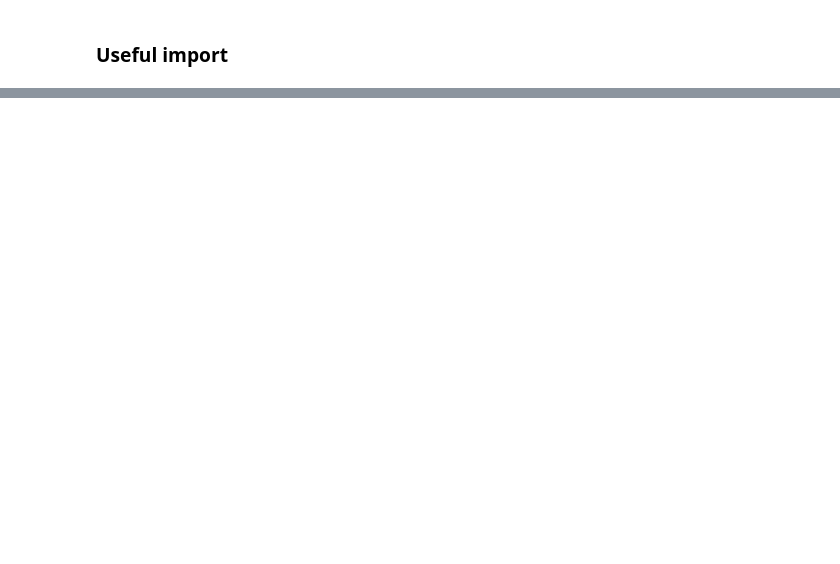
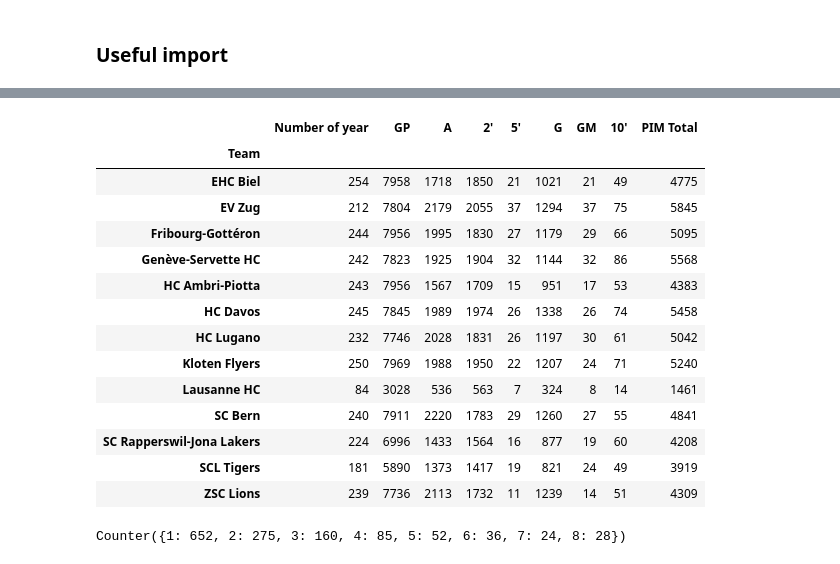
Before and after one commit to Gronlaen/swiss-ice-hockey-playoffs-prediction, a Jupyter notebook: Regular_Season_Analysis.ipynb, the cells around one changed output, grey strips where cells are left out. Drawn from its saved outputs; the diff is of its cells as text; code cells hidden in the pictures; blank space fills up the shorter version.

```diff
--- a/Regular_Season_Analysis.ipynb
+++ b/Regular_Season_Analysis.ipynb
@@ -134,0 +150,31 @@ Index(['G', 'SOG', 'S%', 'SOG/GP', 'G', 'A', 'PTS', 'P/GP', 'PIM Total', '+/-',
+# %%
+df_grouped_team = df.groupby(level=[2]).agg({"GP" : 'sum',
+                                            "G": "sum",
+                                            "A" : 'sum',
+                                            "Number of year" : 'sum',
+                                            "2\' " : 'sum',
+                                            "5\'" : 'sum',
+                                            "10\'" : 'sum',
+                                            "GM" : 'sum',
+                                            "PIM Total" : 'sum'})
+df_grouped_team
+# %% [output]
+|  | Number of year | GP | A | 2' | 5' | G | GM | 10' | PIM Total |
+| Team |  |  |  |  |  |  |  |  |  |
+| EHC Biel | 254 | 7958 | 1718 | 1850 | 21 | 1021 | 21 | 49 | 4775 |
+| EV Zug | 212 | 7804 | 2179 | 2055 | 37 | 1294 | 37 | 75 | 5845 |
+| Fribourg-Gottéron | 244 | 7956 | 1995 | 1830 | 27 | 1179 | 29 | 66 | 5095 |
+| Genève-Servette HC | 242 | 7823 | 1925 | 1904 | 32 | 1144 | 32 | 86 | 5568 |
+| HC Ambri-Piotta | 243 | 7956 | 1567 | 1709 | 15 | 951 | 17 | 53 | 4383 |
+| HC Davos | 245 | 7845 | 1989 | 1974 | 26 | 1338 | 26 | 74 | 5458 |
+| HC Lugano | 232 | 7746 | 2028 | 1831 | 26 | 1197 | 30 | 61 | 5042 |
+| Kloten Flyers | 250 | 7969 | 1988 | 1950 | 22 | 1207 | 24 | 71 | 5240 |
+| Lausanne HC | 84 | 3028 | 536 | 563 | 7 | 324 | 8 | 14 | 1461 |
+| SC Bern | 240 | 7911 | 2220 | 1783 | 29 | 1260 | 27 | 55 | 4841 |
+| SC Rapperswil-Jona Lakers | 224 | 6996 | 1433 | 1564 | 16 | 877 | 19 | 60 | 4208 |
+| SCL Tigers | 181 | 5890 | 1373 | 1417 | 19 | 821 | 24 | 49 | 3919 |
+| ZSC Lions | 239 | 7736 | 2113 | 1732 | 11 | 1239 | 14 | 51 | 4309 |
+# %%
+Counter(df_grouped['Number of year'].values)
+# %% [output]
+Counter({1: 652, 2: 275, 3: 160, 4: 85, 5: 52, 6: 36, 7: 24, 8: 28})
```
Also changed, not shown: parts of 3 cells of this notebook, 7 other files.
